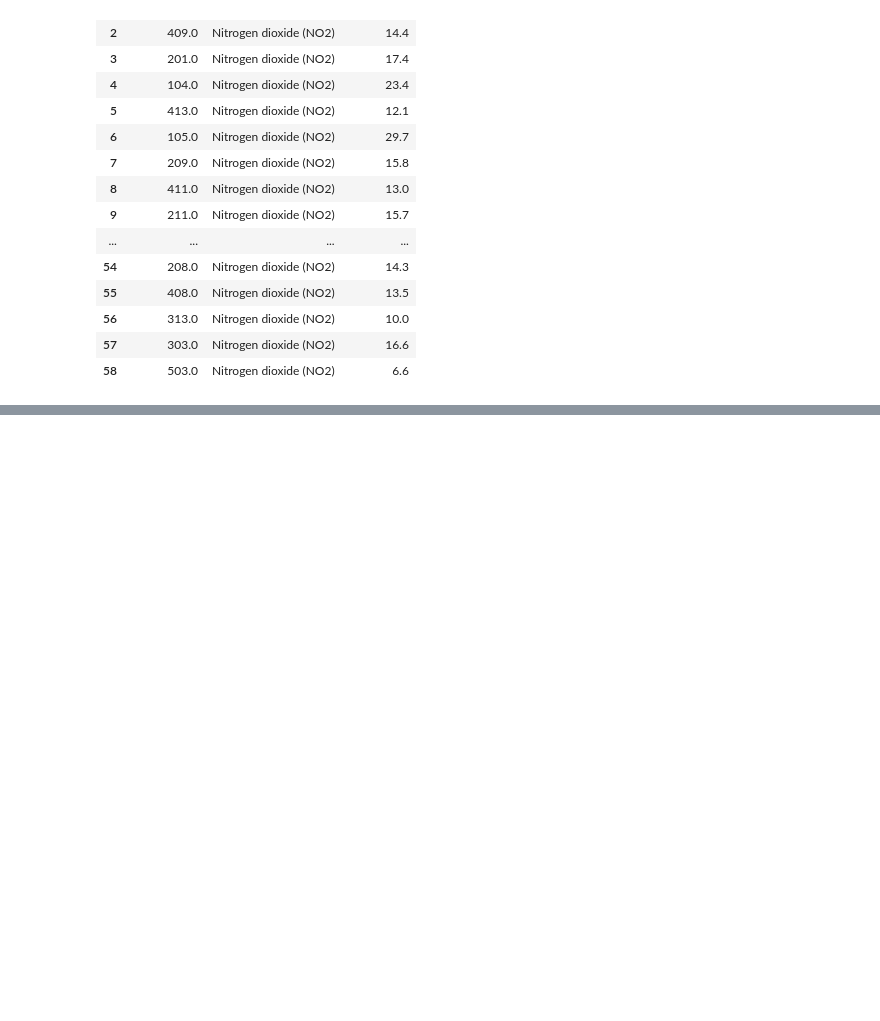
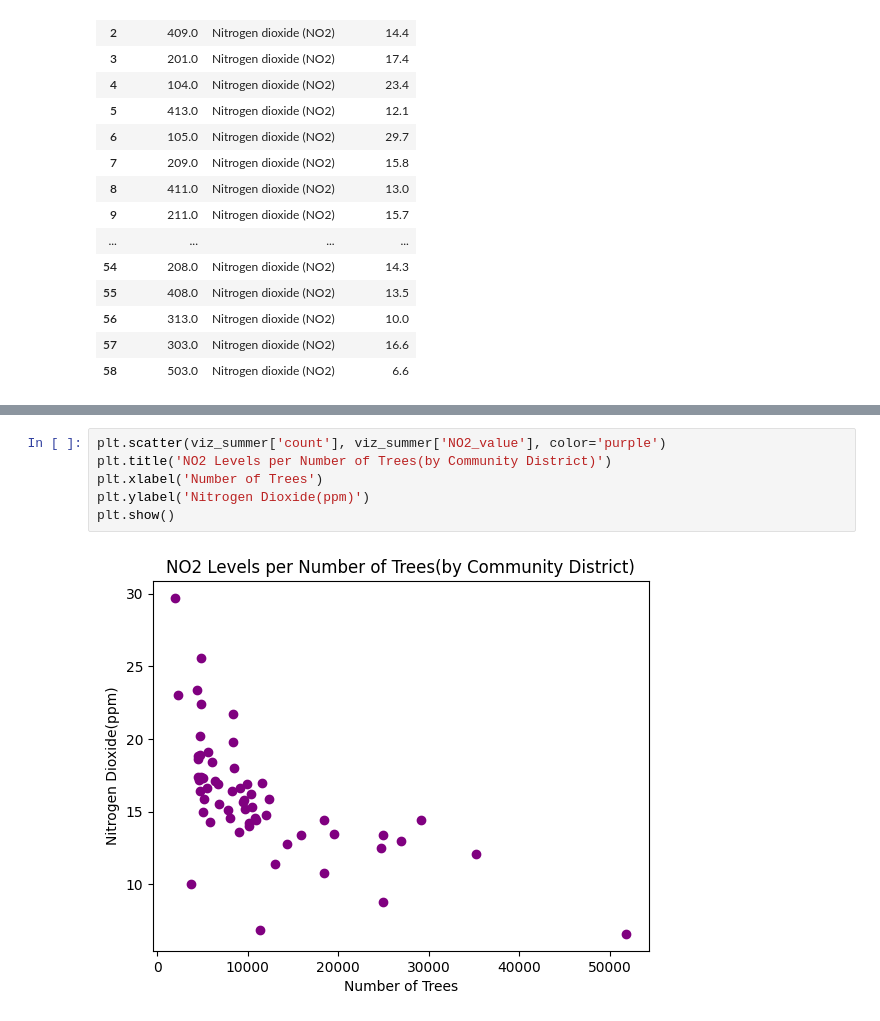
Before and after one commit to Angela-Rene/Trees_in_NYC, a Jupyter notebook: sql_and_plots.ipynb, the cells around one changed output, grey strips where cells are left out. Saved outputs shown, nothing was run; the diff lists cells and outputs as text; blank space fills up the shorter version.

```diff
--- a/sql_and_plots.ipynb
+++ b/sql_and_plots.ipynb
@@ -145,0 +234,8 @@ query(nitrogen_dioxide)
+# %%
+plt.scatter(viz_summer['count'], viz_summer['NO2_value'], color='purple')
+plt.title('NO2 Levels per Number of Trees(by Community District)')
+plt.xlabel('Number of Trees')
+plt.ylabel('Nitrogen Dioxide(ppm)')
+plt.show()
+# %% [output]
+[figure, added]
```
Also changed, not shown: parts of 14 cells of this notebook, 1 other file.
